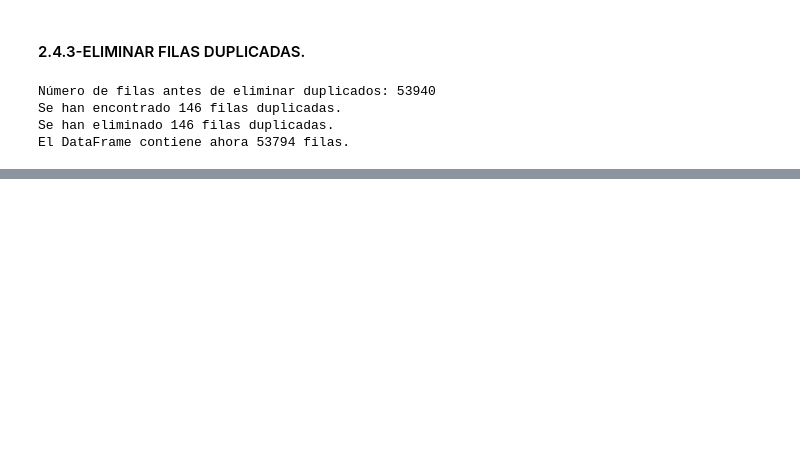
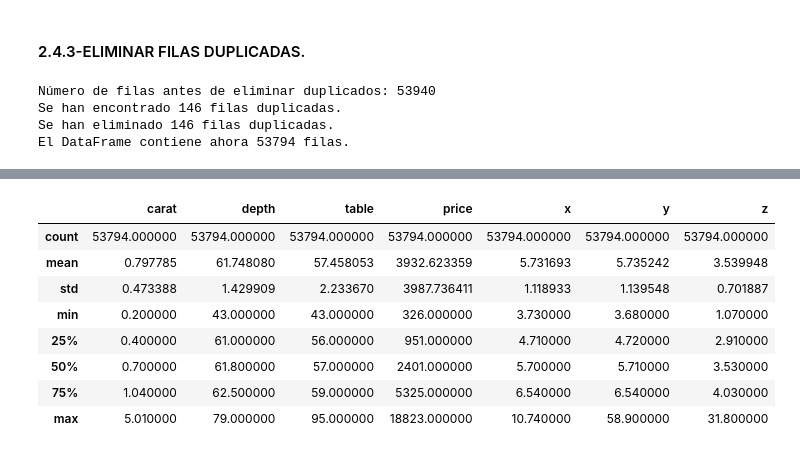
Before and after one commit to angovery/Data-Science-Bootcamp, a Jupyter notebook: Ejercicios_Evaluados/Modulo_3/m3_ejercicio_evaluado_Jose_Ignacio_Hernandez_Palacios.ipynb, the cells around one changed output, grey strips where cells are left out. Cells and saved outputs as stored; diff of their text form; code cells hidden in the pictures; blank space fills up the shorter version.

```diff
--- a/Ejercicios_Evaluados/Modulo_3/m3_ejercicio_evaluado_Jose_Ignacio_Hernandez_Palacios.ipynb
+++ b/Ejercicios_Evaluados/Modulo_3/m3_ejercicio_evaluado_Jose_Ignacio_Hernandez_Palacios.ipynb
@@ -491,0 +925,2 @@ El DataFrame contiene ahora 53794 filas.
+# %%
+df[['price', 'x']] = df[['price', 'x']].astype(float)
@@ -491,0 +954,12 @@ El DataFrame contiene ahora 53794 filas.
+# %%
+df.describe()
+# %% [output]
+|  | carat | depth | table | price | x | y | z |
+| count | 53794.000000 | 53794.000000 | 53794.000000 | 53794.000000 | 53794.000000 | 53794.000000 | 53794.000000 |
+| mean | 0.797785 | 61.748080 | 57.458053 | 3932.623359 | 5.731693 | 5.735242 | 3.539948 |
+| std | 0.473388 | 1.429909 | 2.233670 | 3987.736411 | 1.118933 | 1.139548 | 0.701887 |
+| min | 0.200000 | 43.000000 | 43.000000 | 326.000000 | 3.730000 | 3.680000 | 1.070000 |
+| 25% | 0.400000 | 61.000000 | 56.000000 | 951.000000 | 4.710000 | 4.720000 | 2.910000 |
+| 50% | 0.700000 | 61.800000 | 57.000000 | 2401.000000 | 5.700000 | 5.710000 | 3.530000 |
+| 75% | 1.040000 | 62.500000 | 59.000000 | 5325.000000 | 6.540000 | 6.540000 | 4.030000 |
+| max | 5.010000 | 79.000000 | 95.000000 | 18823.000000 | 10.740000 | 58.900000 | 31.800000 |
```
Also changed, not shown: parts of 66 cells of this notebook.
